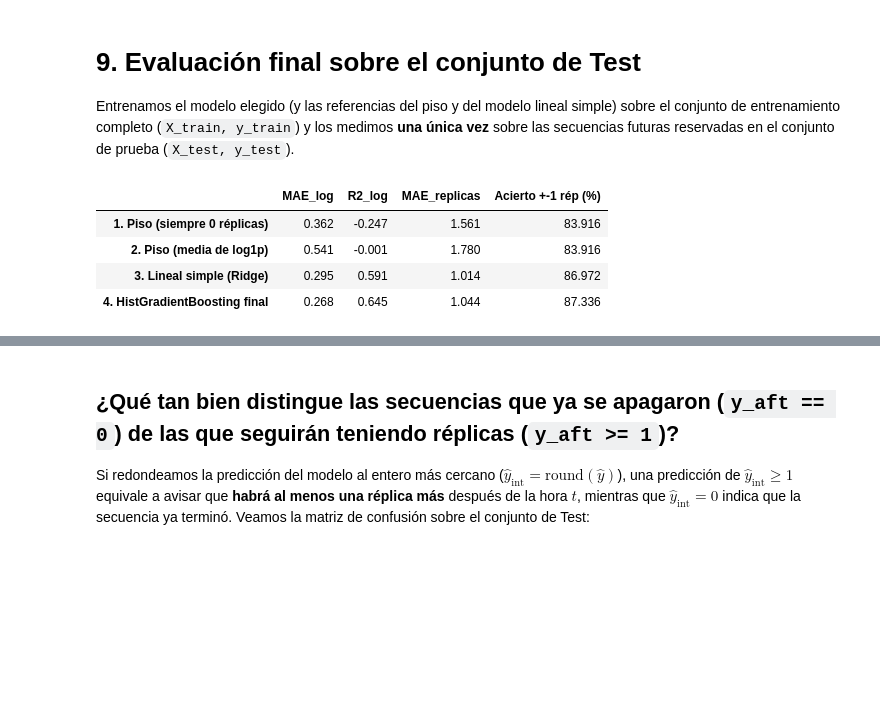
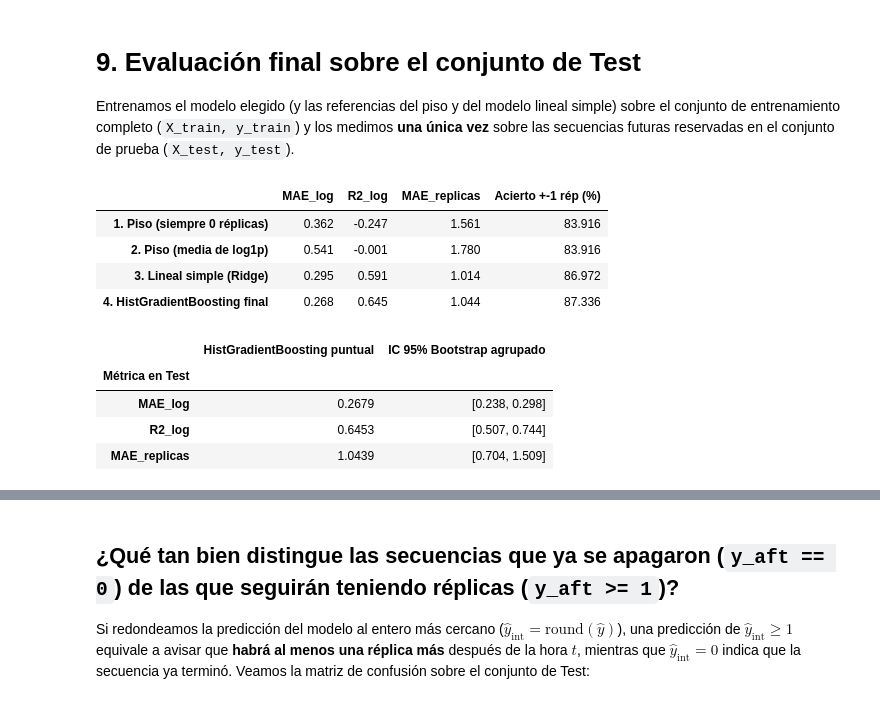
Before and after one commit to ElPacho21/ciencia-datos-sismos, a Jupyter notebook: notebooks/Entrega_3_opcion1.ipynb, the cells around one changed output, grey strips where cells are left out. Cells and saved outputs as stored; diff of their text form; code cells hidden in the pictures; blank space fills up the shorter version.

```diff
--- a/notebooks/Entrega_3_opcion1.ipynb
+++ b/notebooks/Entrega_3_opcion1.ipynb
@@ -886,32 +927,78 @@ modelo_final.fit(X_train, y_train)
 pred_test_cero = piso_cero.predict(X_test)
 pred_test_media = piso_media.predict(X_test)
 pred_test_ridge = modelo_ridge.predict(X_test)
 pred_test_final = modelo_final.predict(X_test)
 
 
 def resumen_en_test(y_real, y_pred):
     return {
         "MAE_log": mae_en_log(y_real, y_pred),
         "R2_log": r2_en_log(y_real, y_pred),
         "MAE_replicas": mae_en_replicas(y_real, y_pred),
         "Acierto +-1 rép (%)": acierto_pm1(y_real, y_pred),
     }
 
 
 tabla_test = pd.DataFrame(
     {
         "1. Piso (siempre 0 réplicas)": resumen_en_test(y_test, pred_test_cero),
         "2. Piso (media de log1p)": resumen_en_test(y_test, pred_test_media),
         "3. Lineal simple (Ridge)": resumen_en_test(y_test, pred_test_ridge),
         "4. HistGradientBoosting final": resumen_en_test(y_test, pred_test_final),
     }
 ).T.round(3)
 
-tabla_test
+# Intervalos de confianza al 95 % por Bootstrap agrupado por cluster_id (1.000 iteraciones)
+clusters_test_unicos = np.unique(grupos_test)
+n_clust = len(clusters_test_unicos)
+clust_to_idx = (
+    pd.DataFrame({"idx": np.arange(len(y_test)), "cluster_id": grupos_test.to_numpy()})
+    .groupby("cluster_id")["idx"]
+    .apply(np.array)
+    .to_dict()
+)
+rng_boot = np.random.default_rng(SEMILLA)
+
+y_test_arr = np.array(y_test, dtype=float)
+pred_test_arr = np.array(pred_test_final, dtype=float)
+
+boot_metricas = {"MAE_log": [], "R2_log": [], "MAE_replicas": []}
+for _ in range(1000):
+    c_sample = rng_boot.choice(clusters_test_unicos, size=n_clust, replace=True)
+    idx_sample = np.concatenate([clust_to_idx[c] for c in c_sample])
+    y_b = y_test_arr[idx_sample]
+    p_b = pred_test_arr[idx_sample]
+    boot_metricas["MAE_log"].append(mae_en_log(y_b, p_b))
+    boot_metricas["R2_log"].append(r2_en_log(y_b, p_b))
+    boot_metricas["MAE_replicas"].append(mae_en_replicas(y_b, p_b))
+
+tabla_boot = pd.DataFrame(
+    {
+        "Métrica en Test": ["MAE_log", "R2_log", "MAE_replicas"],
+        "HistGradientBoosting puntual": [
+            f"{mae_en_log(y_test, pred_test_final):.4f}",
+            f"{r2_en_log(y_test, pred_test_final):.4f}",
+            f"{mae_en_replicas(y_test, pred_test_final):.4f}",
+        ],
+        "IC 95% Bootstrap agrupado": [
+            f"[{np.percentile(boot_metricas['MAE_log'], 2.5):.3f}, {np.percentile(boot_metricas['MAE_log'], 97.5):.3f}]",
+            f"[{np.percentile(boot_metricas['R2_log'], 2.5):.3f}, {np.percentile(boot_metricas['R2_log'], 97.5):.3f}]",
+            f"[{np.percentile(boot_metricas['MAE_replicas'], 2.5):.3f}, {np.percentile(boot_metricas['MAE_replicas'], 97.5):.3f}]",
+        ],
+    }
+).set_index("Métrica en Test")
+
+display(tabla_test)
+display(tabla_boot)
 # %% [output]
 |  | MAE_log | R2_log | MAE_replicas | Acierto +-1 rép (%) |
 | 1. Piso (siempre 0 réplicas) | 0.362 | -0.247 | 1.561 | 83.916 |
 | 2. Piso (media de log1p) | 0.541 | -0.001 | 1.780 | 83.916 |
 | 3. Lineal simple (Ridge) | 0.295 | 0.591 | 1.014 | 86.972 |
 | 4. HistGradientBoosting final | 0.268 | 0.645 | 1.044 | 87.336 |
+|  | HistGradientBoosting puntual | IC 95% Bootstrap agrupado |
+| Métrica en Test |  |  |
+| MAE_log | 0.2679 | [0.238, 0.298] |
+| R2_log | 0.6453 | [0.507, 0.744] |
+| MAE_replicas | 1.0439 | [0.704, 1.509] |
 # %% [markdown]
```
Also changed, not shown: parts of 17 cells of this notebook, 1 other file.
